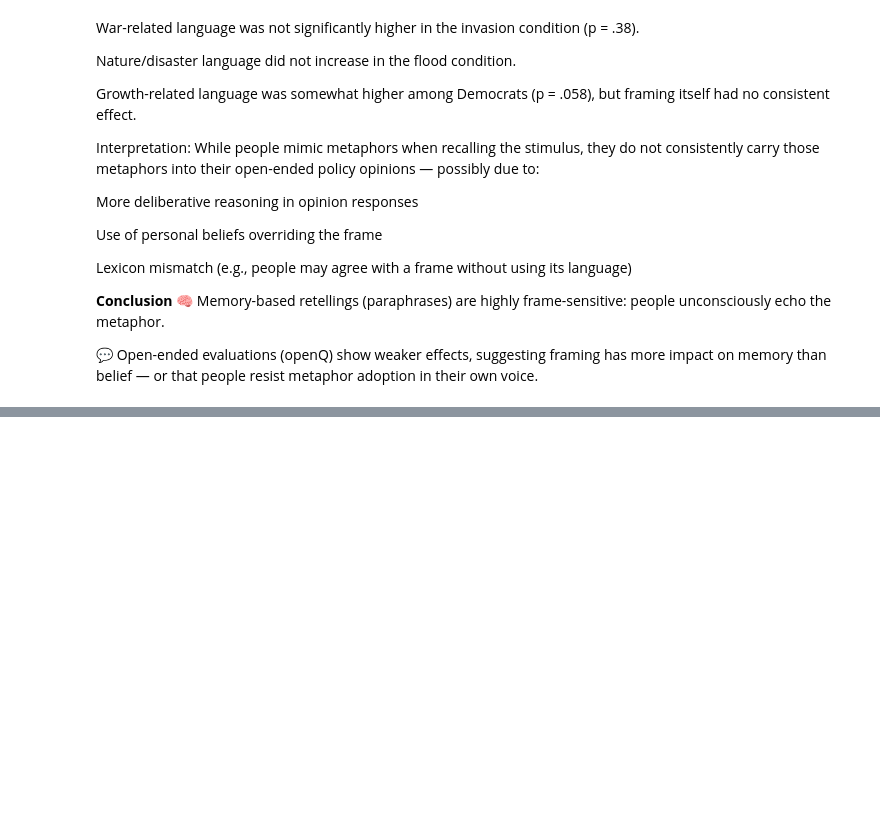
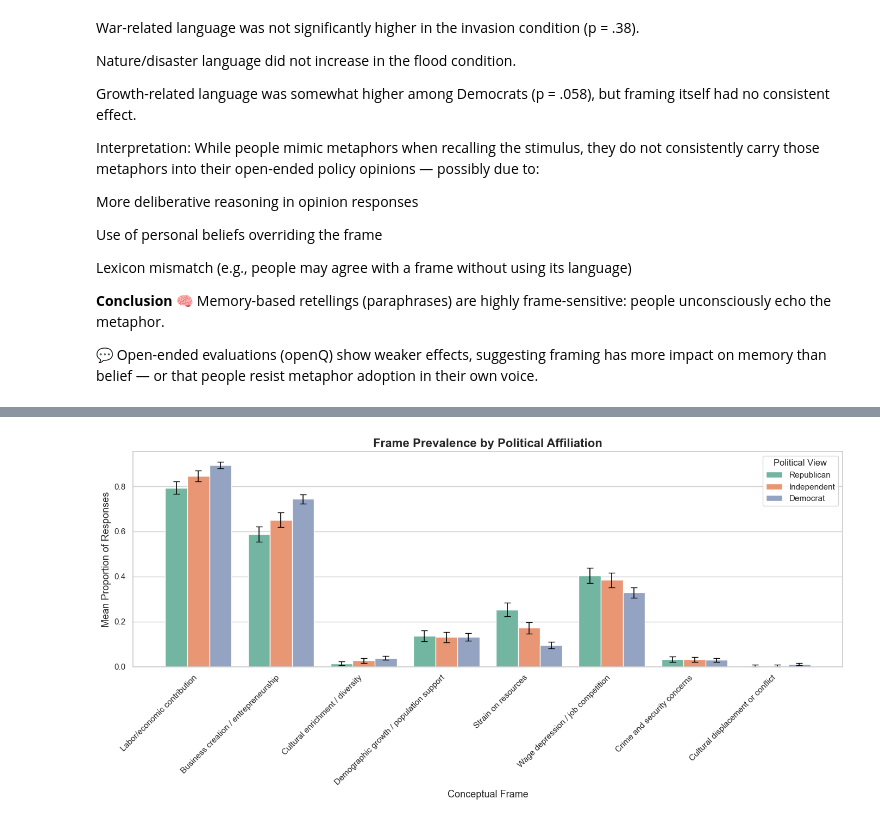
Before and after one commit to anachkhaidze/immigration_2025, a Jupyter notebook: immigration_analysis_llm.ipynb, the cells around one changed output, grey strips where cells are left out. Cells and saved outputs as stored; diff of their text form; code cells hidden in the pictures; blank space fills up the shorter version.

```diff
--- a/immigration_analysis_llm.ipynb
+++ b/immigration_analysis_llm.ipynb
@@ -1257,0 +1569,48 @@ Lexicon mismatch (e.g., people may agree with a frame without using its language
+# %%
+import matplotlib.pyplot as plt
+import seaborn as sns
+
+# Prepare plot
+plt.figure(figsize=(14, 7))
+sns.set(style="whitegrid")
+
+# Barplot: frame × mean, grouped by politicalView
+ax = sns.barplot(
+    data=summary_pivot_politics,  # Using the updated summary for politicalView
+    x="frame",
+    y="mean",
+    hue="politicalView",  # Grouping by politicalView
+    palette="Set2",
+    dodge=True
+)
+
+# Add error bars manually
+# Get the unique orderings used in barplot
+frame_order = summary_pivot_politics["frame"].unique().tolist()
+politics_order = summary_pivot_politics["politicalView"].unique().tolist()
+
+# Determine bar width & offsets
+bar_width = 0.8 / len(politics_order)  # divide total width among hue groups
+
+for i, row in summary_pivot_politics.iterrows():
+    frame_index = frame_order.index(row["frame"])
+    hue_index = politics_order.index(row["politicalView"])
+
+    # Centered x offset for each hue
+    x = frame_index - 0.4 + bar_width / 2 + hue_index * bar_width
+
+    ax.errorbar(
+        x, row["mean"], yerr=row["se"],
+        fmt='none', c='black', capsize=4, linewidth=1.2
+    )
+
+# Final touches
+plt.xticks(ticks=range(len(frame_order)), labels=frame_order, rotation=45, ha="right")
+plt.title("Frame Prevalence by Political Affiliation", fontsize=16, weight="bold")
+plt.xlabel("Conceptual Frame", fontsize=13)
+plt.ylabel("Mean Proportion of Responses", fontsize=13)
+plt.legend(title="Political View", title_fontsize=12, fontsize=11)
+plt.tight_layout()
+plt.show()
+# %% [output]
+[figure, added]
```
Also changed, not shown: parts of 9 cells of this notebook.
